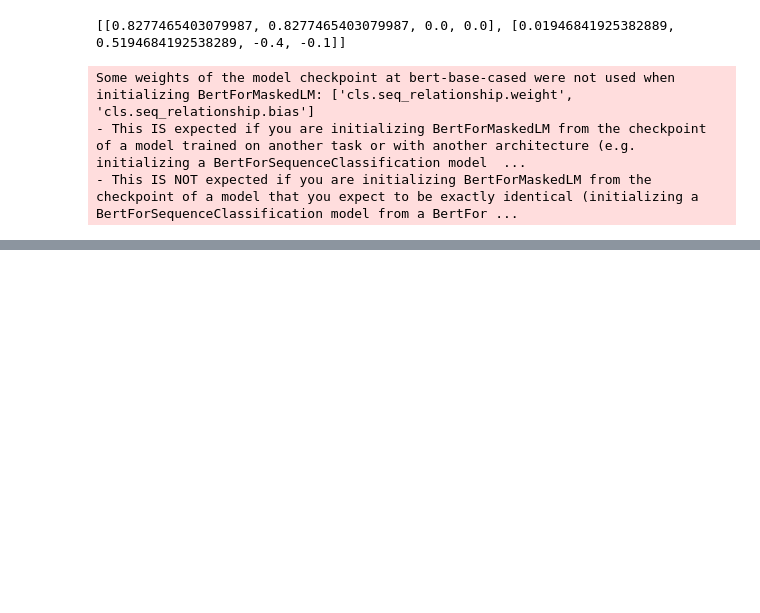
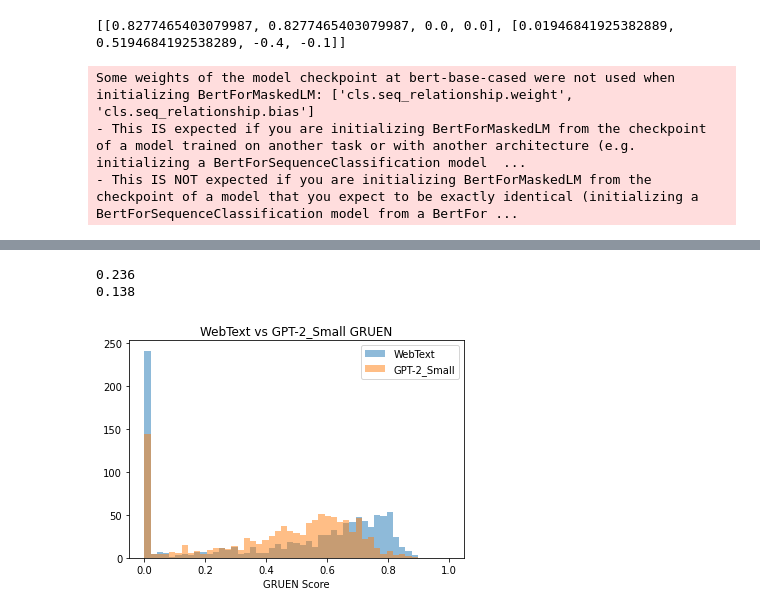
Before and after one commit to mkhural/W266_Final_Project, a Jupyter notebook: W266_GRUEN.ipynb, the cells around one changed output, grey strips where cells are left out. Cells and saved outputs as stored; diff of their text form; code cells hidden in the pictures; blank space fills up the shorter version.

```diff
--- a/W266_GRUEN.ipynb
+++ b/W266_GRUEN.ipynb
@@ -373,2 +388,10 @@ web_base = web_load()
+# %%
+# Web num gruen = 0
+print((web_base['gruen']==0).sum()/1000)
+# Small Model num gruen = 0
+print((sml_base['gruen']==0).sum()/1000)
+# %% [output]
+0.236
+0.138
 # %%
 import matplotlib.pyplot as plt
@@ -374,0 +399,11 @@ import matplotlib.pyplot as plt
+# %%
+bins = numpy.linspace(0, 1, 50)
+
+plt.hist(web_base['gruen'], bins, alpha=0.5, label='WebText')
+plt.hist(sml_base['gruen'], bins, alpha=0.5, label='GPT-2_Small')
+plt.title('WebText vs GPT-2_Small GRUEN')
+plt.xlabel('GRUEN Score')
+plt.legend(loc='upper right')
+plt.show()
+# %% [output]
+[figure, added]
```
Also changed, not shown: parts of 14 cells of this notebook.
